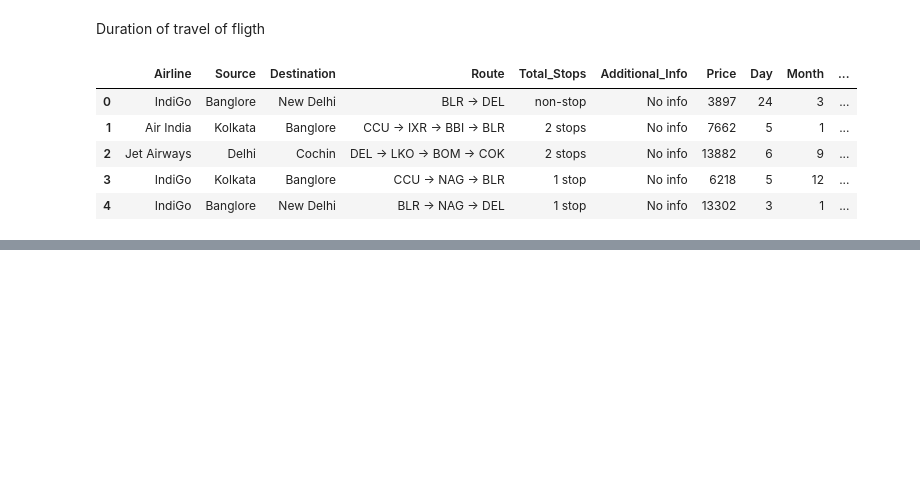
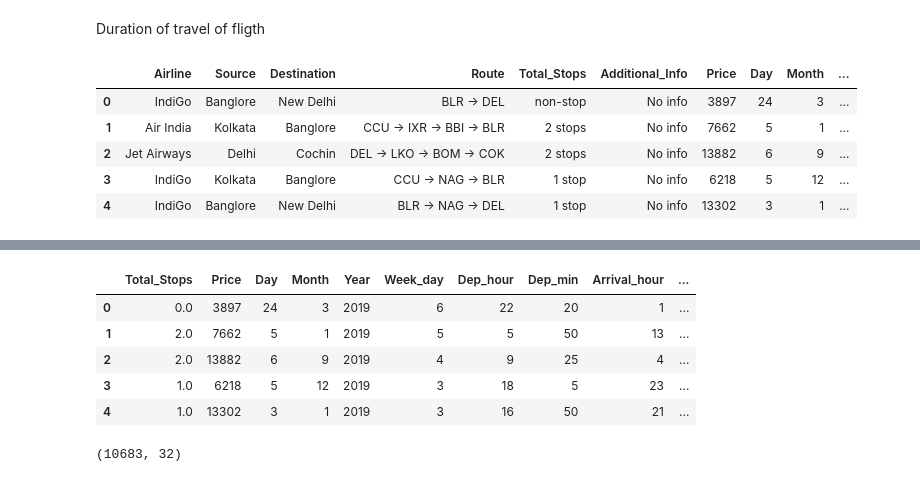
Before and after one commit to Tanujcbe/Fligth-Fare-Prediction, a Jupyter notebook: fligth_fare_prediction_.ipynb, the cells around one changed output, grey strips where cells are left out. Saved outputs shown, nothing was run; the diff lists cells and outputs as text; code cells hidden in the pictures; blank space fills up the shorter version.

```diff
--- a/fligth_fare_prediction_.ipynb
+++ b/fligth_fare_prediction_.ipynb
@@ -172,0 +270,14 @@ df.head()
+# %%
+train_df.drop(["Source","Destination","Airline"],axis=1,inplace=True)
+train_df.head()
+# %% [output]
+|  | Total_Stops | Price | Day | Month | Year | Week_day | Dep_hour | Dep_min | Arrival_hour | ... |
+| 0 | 0.0 | 3897 | 24 | 3 | 2019 | 6 | 22 | 20 | 1 | ... |
+| 1 | 2.0 | 7662 | 5 | 1 | 2019 | 5 | 5 | 50 | 13 | ... |
+| 2 | 2.0 | 13882 | 6 | 9 | 2019 | 4 | 9 | 25 | 4 | ... |
+| 3 | 1.0 | 6218 | 5 | 12 | 2019 | 3 | 18 | 5 | 23 | ... |
+| 4 | 1.0 | 13302 | 3 | 1 | 2019 | 3 | 16 | 50 | 21 | ... |
+# %%
+train_df.shape
+# %% [output]
+(10683, 32)
```
Also changed, not shown: parts of 11 cells of this notebook.
